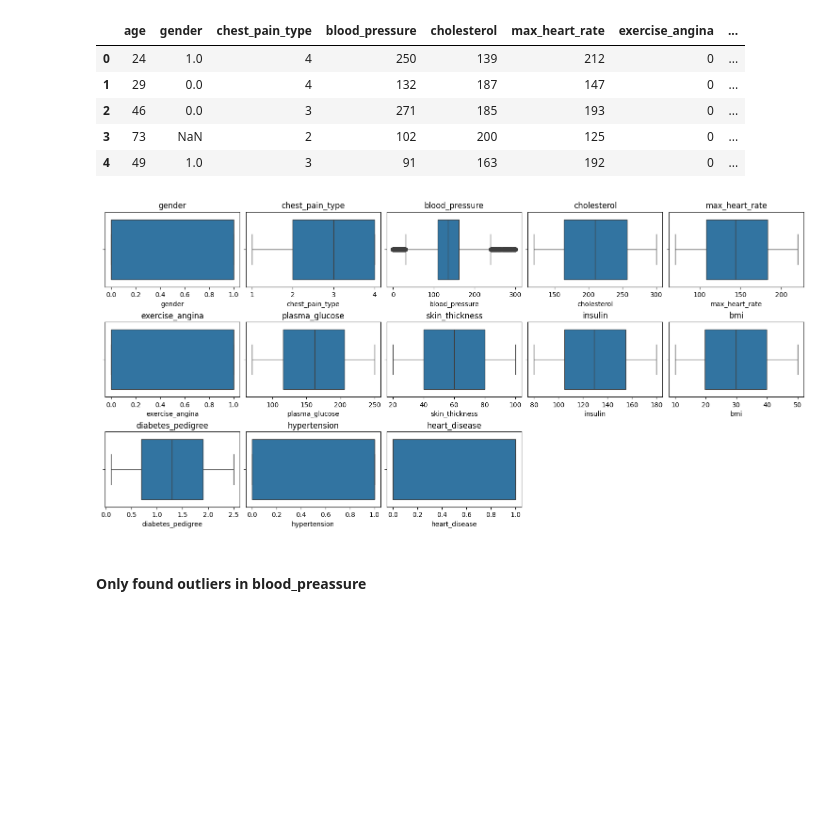
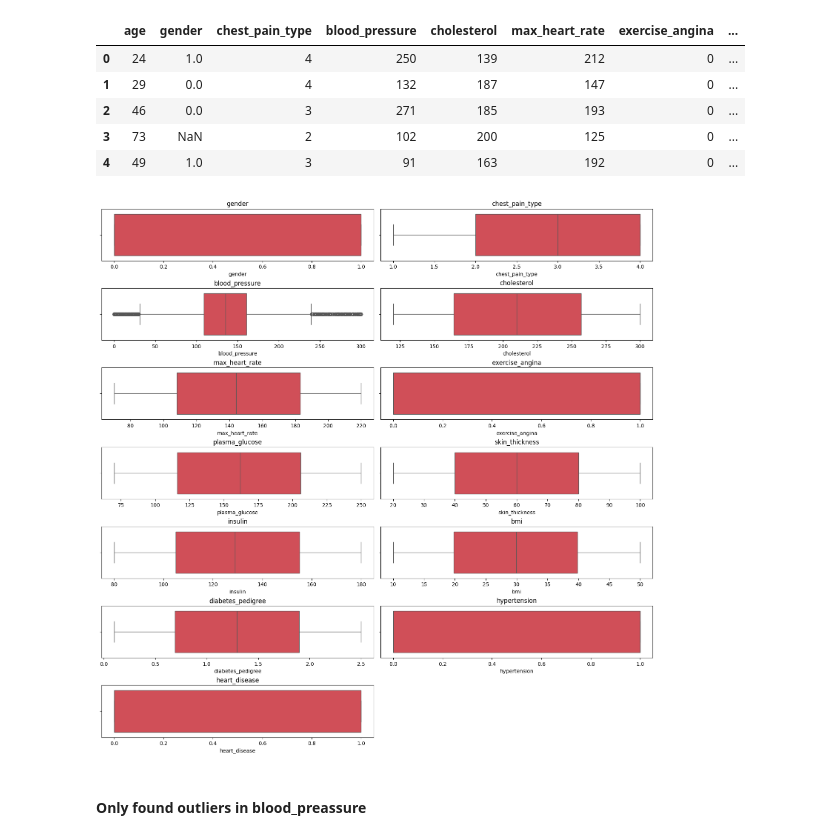
Before and after one commit to amn-sdqi/Case-Studies, a Jupyter notebook: Segmenting Patients/main.ipynb, the cells around one changed output. Saved outputs shown, nothing was run; the diff lists cells and outputs as text; code cells hidden in the pictures; blank space fills up the shorter version.

```diff
--- a/Segmenting Patients/main.ipynb
+++ b/Segmenting Patients/main.ipynb
@@ -83,16 +83,19 @@ numeric_data.head(5)
 | 3 | 73 | NaN | 2 | 102 | 200 | 125 | 0 | ... |
 | 4 | 49 | 1.0 | 3 | 91 | 163 | 192 | 0 | ... |
 # %%
-plt.figure(figsize=(15, 7), layout="constrained")
+plt.figure(
+    figsize=(15, 15),
+    layout="constrained",
+    frameon=True
+)
 i=1
 for plot in range(0,numeric_data.shape[1]-1):
-    plt.subplot(3,5,i)
-    sns.boxplot(x=numeric_data.columns[i], data=numeric_data)
+    plt.subplot(7,2,i)
+    sns.boxplot(x=numeric_data.columns[i], data=numeric_data, color="#e63946")
     plt.title(numeric_data.columns[i])
-
     i+=1
 plt.show()
 # %% [output]
-[figure, old version]
+[figure, new version]
 # %% [markdown]
 #### Only found outliers in blood_preassure
```
Also changed, not shown: parts of 10 cells of this notebook.
